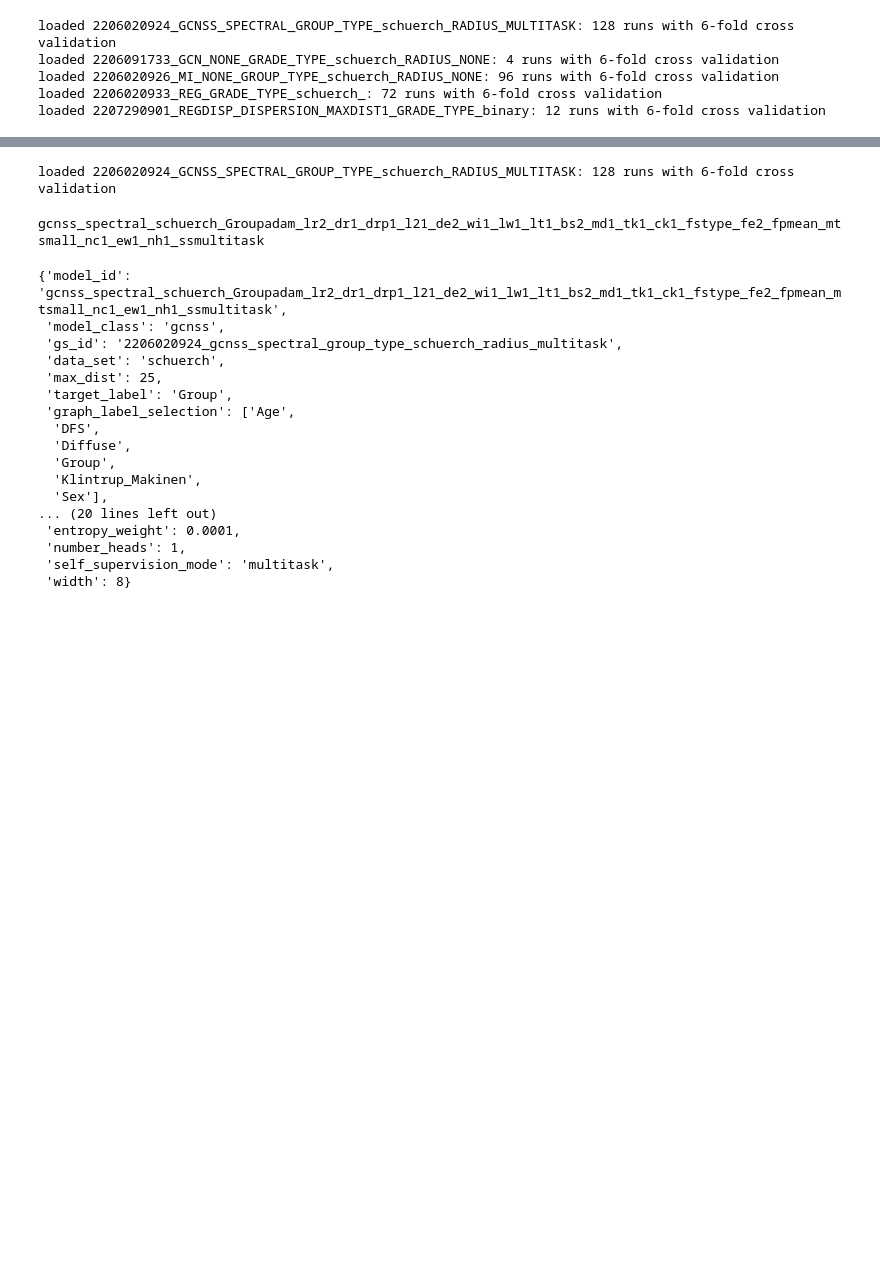
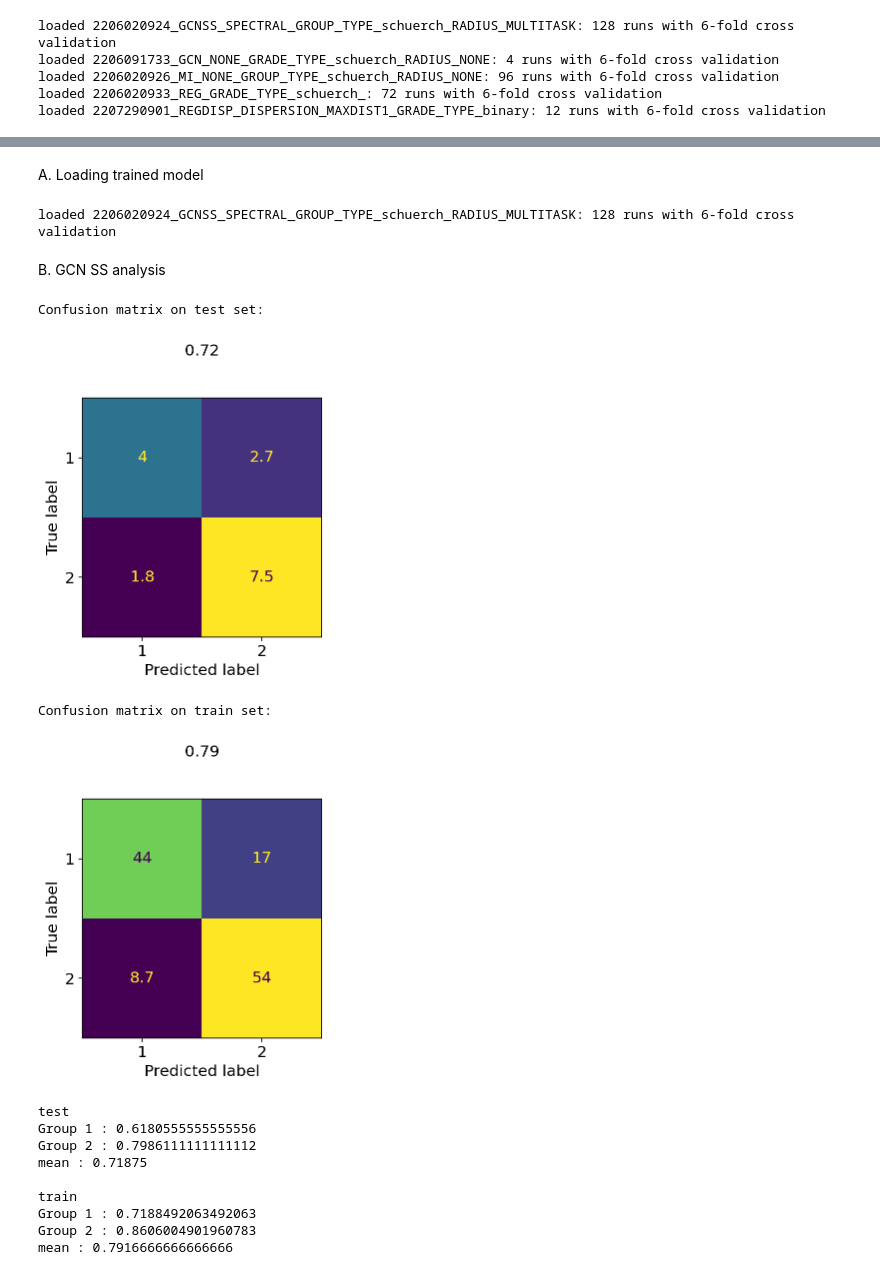
Before and after one commit to theislab/tissue_reproducibility, a Jupyter notebook: notebooks/grid_searches/CODEX/CODEX_cell-types_binary_notebook.ipynb, the cells around one changed output, grey strips where cells are left out. Drawn from its saved outputs; the diff is of its cells as text; code cells hidden in the pictures; blank space fills up the shorter version.

```diff
--- a/notebooks/grid_searches/CODEX/CODEX_cell-types_binary_notebook.ipynb
+++ b/notebooks/grid_searches/CODEX/CODEX_cell-types_binary_notebook.ipynb
@@ -285,3 +254,5 @@ plt.show()
+# %% [markdown]
+A. Loading trained model
 # %%
 container_gcnss = tissue.fits.GridSearchContainer(
     source_path={
@@ -296,27 +267,61 @@ container_gcnss.load_gs()
 # %% [output]
 loaded 2206020924_GCNSS_SPECTRAL_GROUP_TYPE_schuerch_RADIUS_MULTITASK: 128 runs with 6-fold cross validation
 # %%
-group_name="Group"
 gs_id, model_id, cv = container_gcnss.get_best_model_id(partition_select='train')
 container_gcnss.get_info(gs_id = gs_id, model_id=model_id, load_labels=[group_name])
-print(model_id)
-container_gcnss.runparams[gs_id][model_id]
-# %% [output]
-gcnss_spectral_schuerch_Groupadam_lr2_dr1_drp1_l21_de2_wi1_lw1_lt1_bs2_md1_tk1_ck1_fstype_fe2_fpmean_mtsmall_nc1_ew1_nh1_ssmultitask
-{'model_id': 'gcnss_spectral_schuerch_Groupadam_lr2_dr1_drp1_l21_de2_wi1_lw1_lt1_bs2_md1_tk1_ck1_fstype_fe2_fpmean_mtsmall_nc1_ew1_nh1_ssmultitask',
- 'model_class': 'gcnss',
- 'gs_id': '2206020924_gcnss_spectral_group_type_schuerch_radius_multitask',
- 'data_set': 'schuerch',
- 'max_dist': 25,
- 'target_label': 'Group',
- 'graph_label_selection': ['Age',
-  'DFS',
-  'Diffuse',
-  'Group',
-  'Klintrup_Makinen',
-  'Sex'],
-... (20 lines left out)
- 'entropy_weight': 0.0001,
- 'number_heads': 1,
- 'self_supervision_mode': 'multitask',
- 'width': 8}
+# %% [markdown]
+B. GCN SS analysis
+# %%
+# plotting confusion metrices
+
+sns.set_palette('colorblind')
+print('Confusion matrix on test set:')
+container_gcnss.plot_confusion_matrix(
+    target_label=group_name,
+    partition_show='test',
+    mean_across_cv=True,
+#     save=dir_figures+f"gcnss_analysis_confusion_mtx_test_{feature_space}",
+    x_ticks=['1', '2'],
+)
+
+
+print('Confusion matrix on train set:')
+container_gcnss.plot_confusion_matrix(
+    target_label=group_name,
+    partition_show='train',
+    mean_across_cv=True,
+#     save=dir_figures+f"gcnss_analysis_confusion_mtx_train_{feature_space}",
+    x_ticks=['1', '2']
+)
+
+
+for partition in ['test', 'train']:
+    print()
+    print(partition)
+    mean = []
+    for grade in [0, 1]:
+        acc = []
+        for cv in ['cv0', 'cv1', 'cv2', 'cv3', 'cv4', 'cv5']:
+            preds = np.argmax(container_gcnss.info[cv]['predictions'][partition][group_name], axis=1)
+            true = np.argmax(container_gcnss.true_labels[cv][partition][group_name], axis=1)
+            acc.append(np.mean(preds[true==grade] == true[true==grade]))
+            if grade == 0:
+                mean.append(np.mean(preds == true))
+        mean_acc = np.mean(acc)
+        print("Group", grade+1, ":", mean_acc)
+    mean = np.mean(mean)
+    print("mean :", mean)
+# %% [output]
+Confusion matrix on test set:
+[figure, added]
+Confusion matrix on train set:
+[figure, added]
+test
+Group 1 : 0.6180555555555556
+Group 2 : 0.7986111111111112
+mean : 0.71875
+
+train
+Group 1 : 0.7188492063492063
+Group 2 : 0.8606004901960783
+mean : 0.7916666666666666
```
Also changed, not shown: parts of 36 cells of this notebook, 7 other files.
